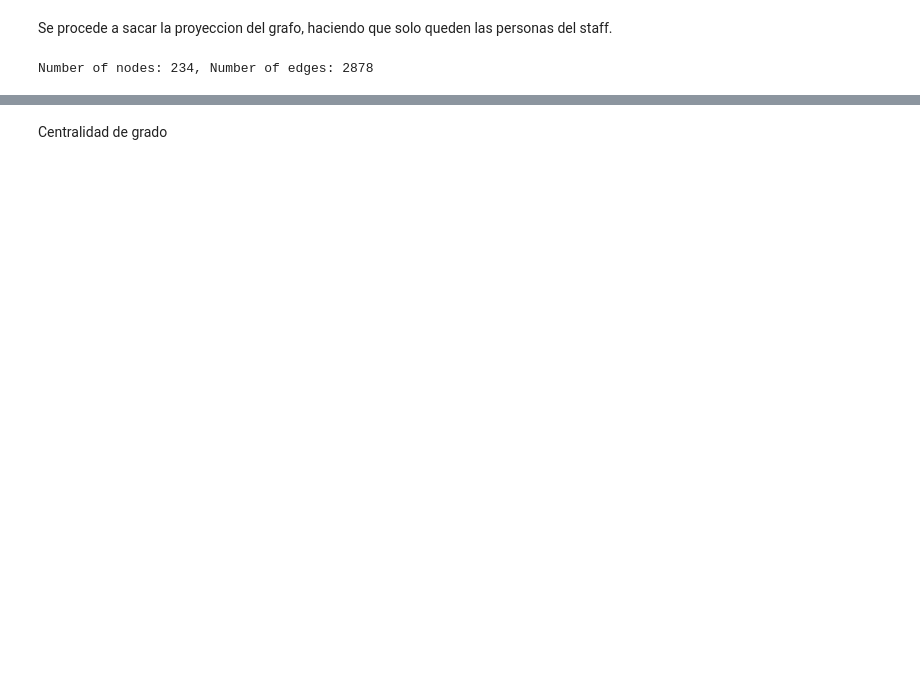
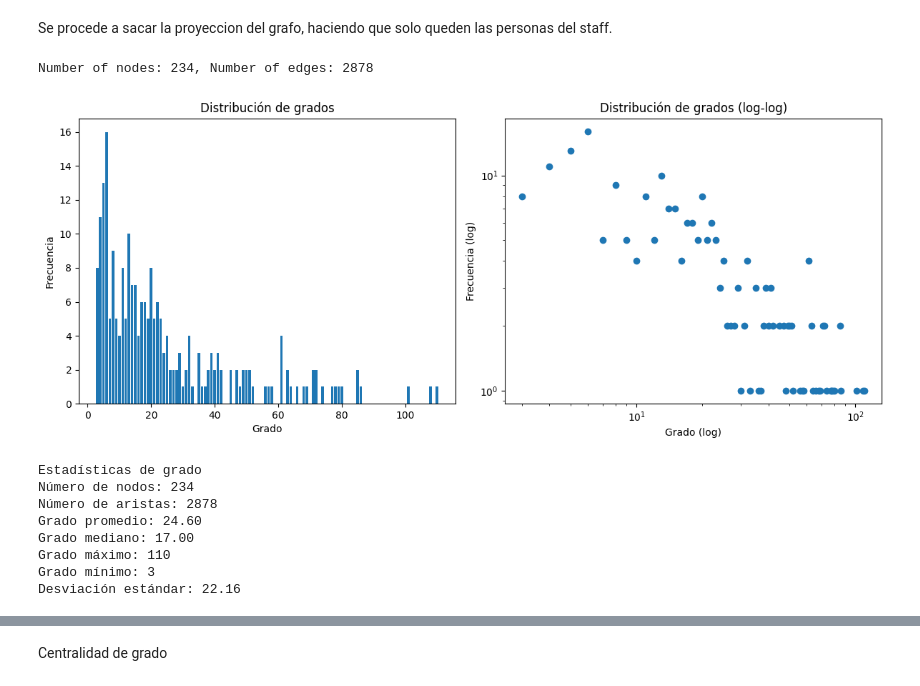
Before and after one commit to Jotape24/Complex-Networks-and-One-Piece, a Jupyter notebook: graph.ipynb, the cells around one changed output, grey strips where cells are left out. Drawn from its saved outputs; the diff is of its cells as text; code cells hidden in the pictures; blank space fills up the shorter version.

```diff
--- a/graph.ipynb
+++ b/graph.ipynb
@@ -207,3 +303,61 @@ print(f"Number of nodes: {G_staff.number_of_nodes()}, Number of edges: {G_staff.
 nx.write_gexf(G_staff, "one_piece_staff_projection.gexf")
 # %% [output]
 Number of nodes: 234, Number of edges: 2878
+# %%
+# distribucion de grados
+
+degrees = [deg for _, deg in G_staff.degree()]
+
+# conteo de frecuencias
+degree_counts = Counter(degrees)
+
+x = sorted(degree_counts.keys())
+y = [degree_counts[k] for k in x]
+
+# plot de distribución
+
+plt.figure(figsize=(12, 5))
+
+plt.subplot(1, 2, 1)
+
+plt.bar(x, y)
+
+plt.xlabel("Grado")
+plt.ylabel("Frecuencia")
+plt.title("Distribución de grados")
+
+
+# Plot log-log
+plt.subplot(1, 2, 2)
+
+plt.scatter(x, y)
+
+plt.xscale("log")
+plt.yscale("log")
+
+plt.xlabel("Grado (log)")
+plt.ylabel("Frecuencia (log)")
+plt.title("Distribución de grados (log-log)")
+
+plt.tight_layout()
+plt.show()
+
+print("Estadísticas de grado")
+print(f"Número de nodos: {G_staff.number_of_nodes()}")
+print(f"Número de aristas: {G_staff.number_of_edges()}")
+
+print(f"Grado promedio: {np.mean(degrees):.2f}")
+print(f"Grado mediano: {np.median(degrees):.2f}")
+print(f"Grado máximo: {np.max(degrees)}")
+print(f"Grado mínimo: {np.min(degrees)}")
+print(f"Desviación estándar: {np.std(degrees):.2f}")
+# %% [output]
+[figure, added]
+Estadísticas de grado
+Número de nodos: 234
+Número de aristas: 2878
+Grado promedio: 24.60
+Grado mediano: 17.00
+Grado máximo: 110
+Grado mínimo: 3
+Desviación estándar: 22.16
```
Also changed, not shown: parts of 32 cells of this notebook.
